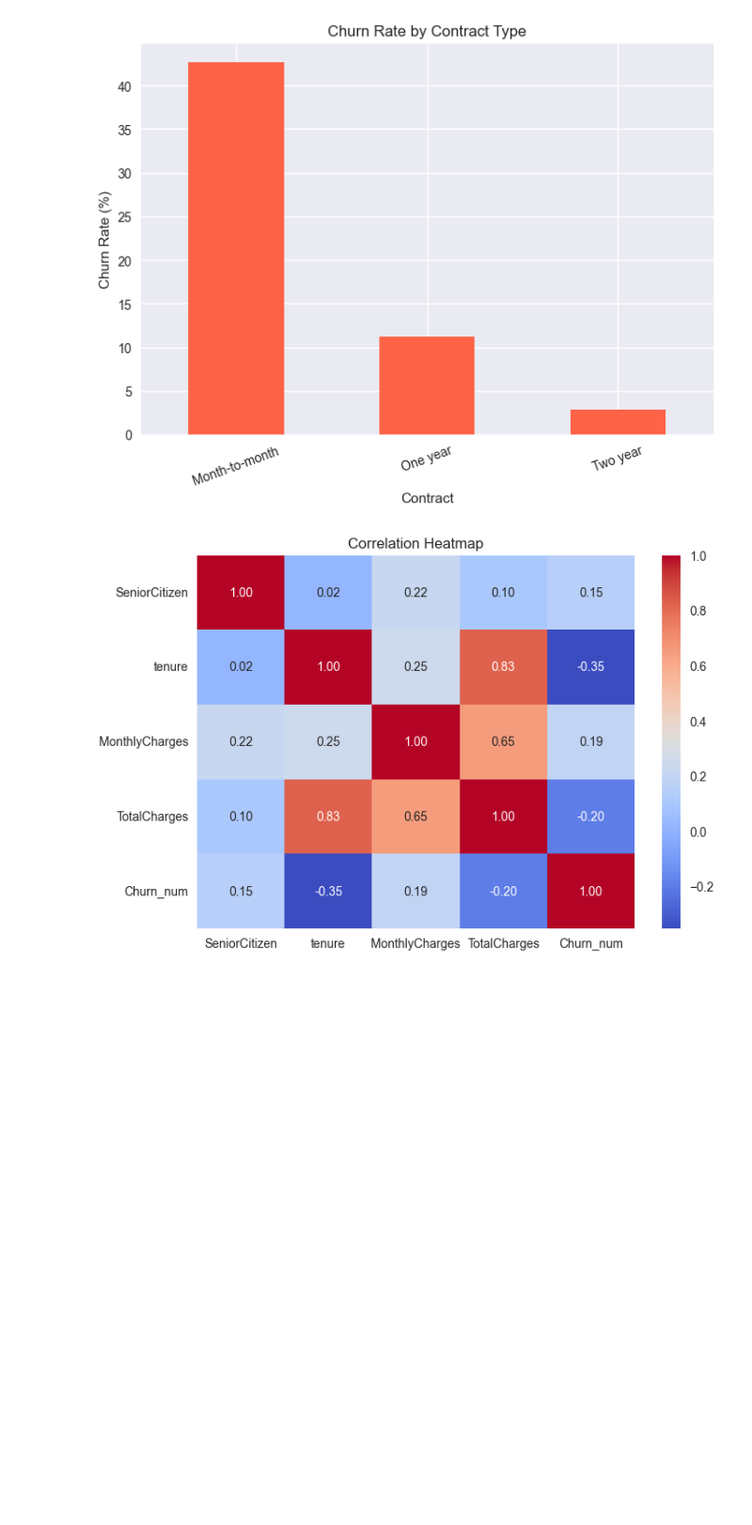
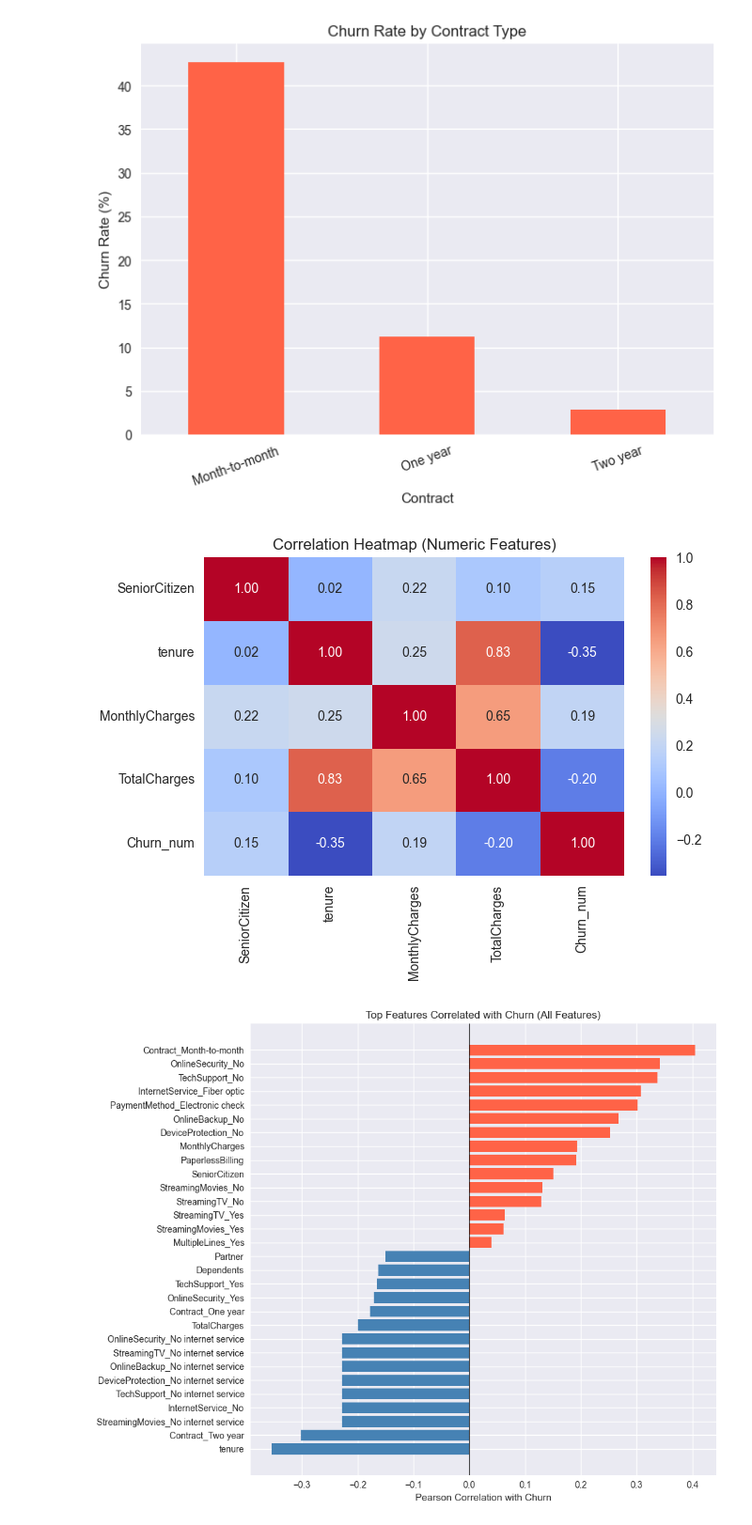
Before and after one commit to junaidreal4-hub/Customer-Churn-TELCO-Dataset-Report-Assignment-, a Jupyter notebook: notebooks/01_eda.ipynb, the cells around one changed output. Shown at 94% size. Drawn from its saved outputs; the diff is of its cells as text; code cells hidden in the pictures; blank space fills up the shorter version.

```diff
--- a/notebooks/01_eda.ipynb
+++ b/notebooks/01_eda.ipynb
@@ -10,7 +10,7 @@ import os
 os.makedirs("../data/processed", exist_ok=True)
 os.makedirs("../figures", exist_ok=True)
 # %%
-df = pd.read_csv(r"D:\Projects\Customer Churn Problem\data\raw\Telco-Customer-Churn.csv")
+df = pd.read_csv(r"D:\Projects\Customer Churn Problem\data\raw\WA_Fn-UseC_-Telco-Customer-Churn.csv")
 print(df.shape)
 df.head()
 # %% [output]
@@ -164,13 +170,42 @@ plt.show()
 # %% [output]
 [figure]
 # %%
+import seaborn as sns
+
+# --- Part A: Original heatmap of numeric features only ---
 df_corr = df.copy()
 df_corr["Churn_num"] = df_corr["Churn"].map({"Yes": 1, "No": 0})
-corr = df_corr[["SeniorCitizen", "tenure", "MonthlyCharges", "TotalCharges", "Churn_num"]].corr()
 
+corr = df_corr[["SeniorCitizen", "tenure", "MonthlyCharges",
+                 "TotalCharges", "Churn_num"]].corr()
+
+plt.figure(figsize=(7, 5))
 sns.heatmap(corr, annot=True, fmt=".2f", cmap="coolwarm")
-plt.title("Correlation Heatmap")
+plt.title("Correlation Heatmap (Numeric Features)")
+plt.tight_layout()
 plt.savefig("../figures/06_correlation_heatmap.png")
 plt.show()
+
+# --- Part B: ✅ FIX — Full correlation of ALL features with Churn ---
+full_corr = df_encoded.corr()["Churn"].drop("Churn").sort_values()
+
+# Plot top 15 positive and top 15 negative correlations with Churn
+top_corr = pd.concat([full_corr.head(15), full_corr.tail(15)])
+
+plt.figure(figsize=(10, 8))
+colors = ["tomato" if v > 0 else "steelblue" for v in top_corr.values]
+plt.barh(top_corr.index, top_corr.values, color=colors)
+plt.axvline(0, color="black", linewidth=0.8)
+plt.title("Top Features Correlated with Churn (All Features)")
+plt.xlabel("Pearson Correlation with Churn")
+plt.tight_layout()
+plt.savefig("../figures/06b_full_correlation_with_churn.png")
+plt.show()
+
+print("\nTop 10 features positively correlated with Churn:")
+print(full_corr.tail(10).round(3))
+print("\nTop 10 features negatively correlated with Churn:")
+print(full_corr.head(10).round(3))
 # %% [output]
-[figure, old version]
+[figure, new version]
+[figure, added]
```
Also changed, not shown: parts of 2 cells of this notebook, 21 other files.
